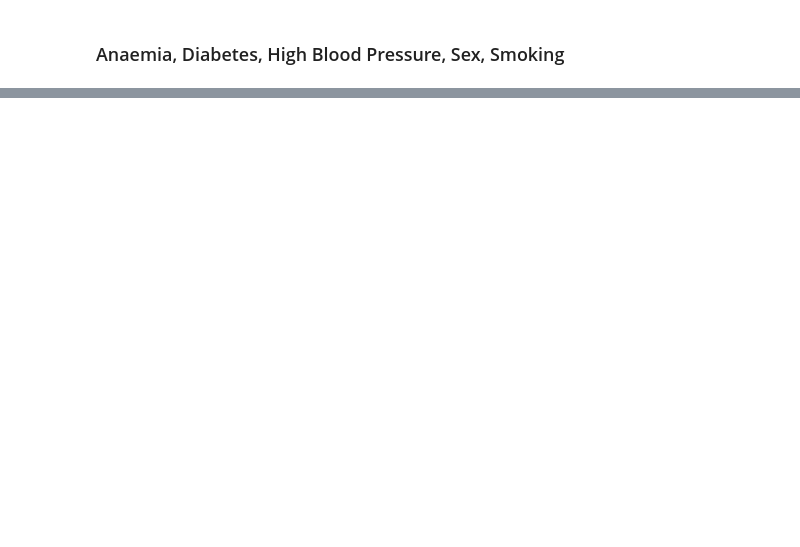
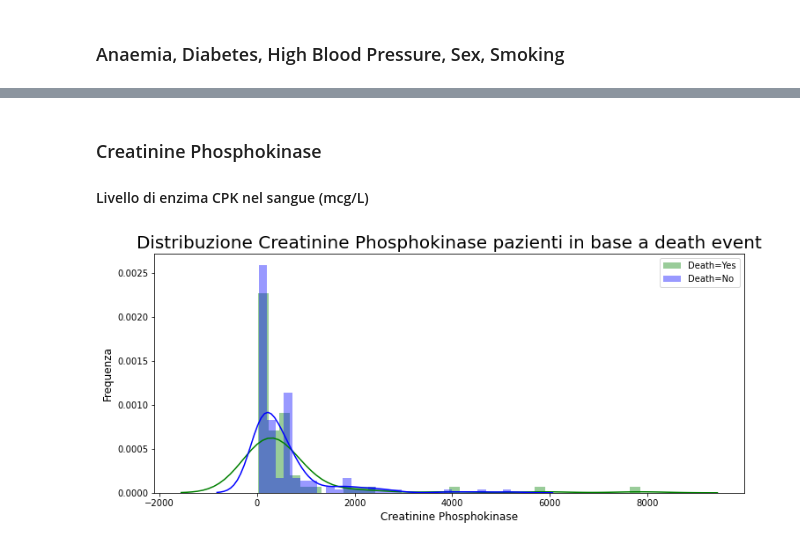
Before and after one commit to ale-pavel/exam-challenge-heart-disease, a Jupyter notebook: Challenge-Heart-Disease_preparation.ipynb, the cells around one changed output, grey strips where cells are left out. Saved outputs shown, nothing was run; the diff lists cells and outputs as text; code cells hidden in the pictures; blank space fills up the shorter version.

```diff
--- a/Challenge-Heart-Disease_preparation.ipynb
+++ b/Challenge-Heart-Disease_preparation.ipynb
@@ -135,0 +219,13 @@ plt.ylabel('Frequenza', fontsize = 12);
+# %% [markdown]
+### Creatinine Phosphokinase
+#### Livello di enzima CPK nel sangue (mcg/L)
+# %%
+fig = plt.figure(figsize=(12,5))
+axis = sns.distplot(patients.loc[(patients['DEATH_EVENT'] == 1),'creatinine_phosphokinase'] , color='g', label='Death=Yes')
+axis = sns.distplot(patients.loc[(patients['DEATH_EVENT'] == 0),'creatinine_phosphokinase'] , color='b', label='Death=No')
+plt.title('Distribuzione Creatinine Phosphokinase pazienti in base a death event', fontsize = 20)
+plt.legend()
+plt.xlabel("Creatinine Phosphokinase", fontsize = 12)
+plt.ylabel('Frequenza', fontsize = 12);
+# %% [output]
+[figure, added]
```
Also changed, not shown: parts of 29 cells of this notebook, 1 other file.
